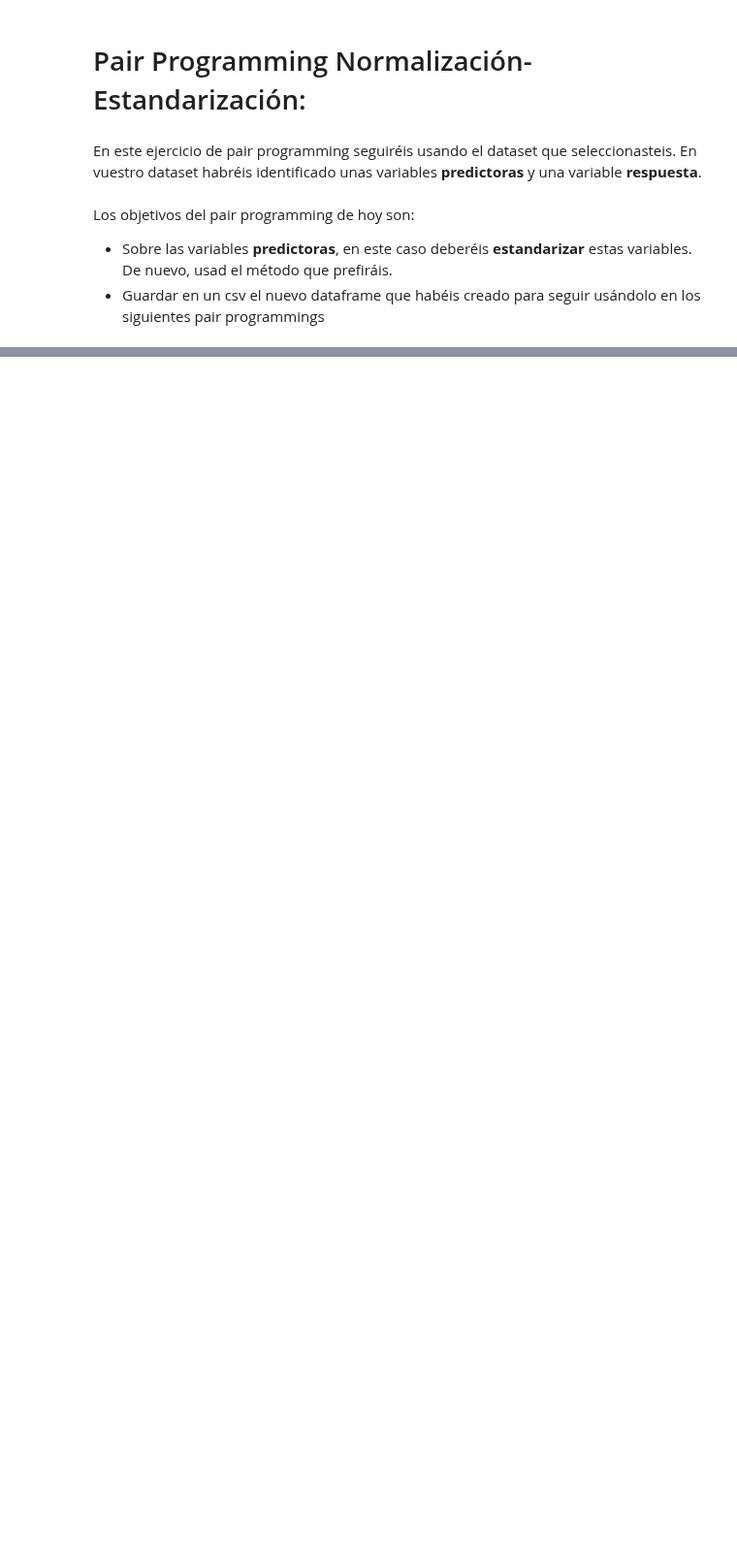
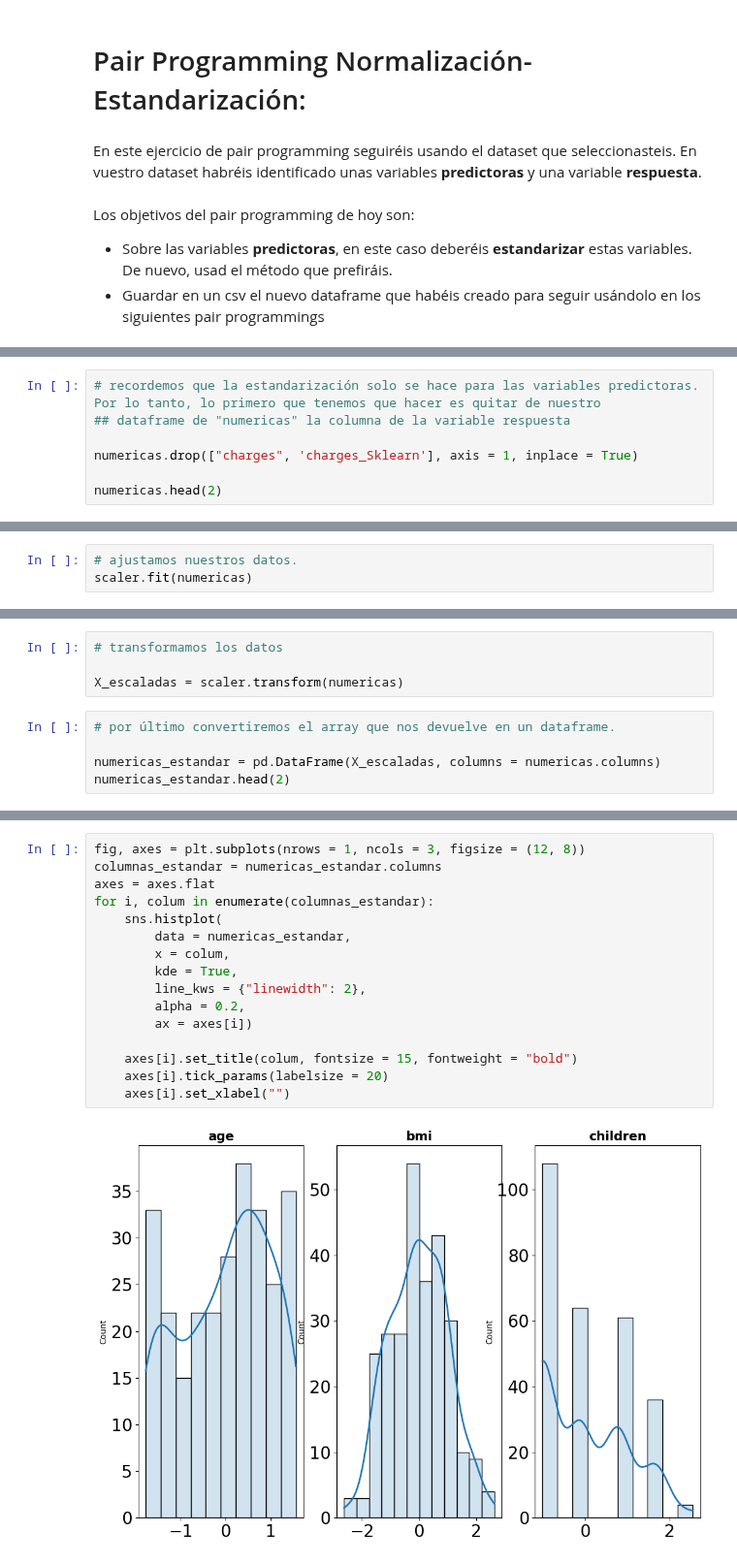
Before and after one commit to Adalab/DA-modulo-3-sprint-1-ana-anak, a Jupyter notebook: 06-RL-ML-Estandarizacion.ipynb, the cells around one changed output, grey strips where cells are left out. Shown at 97% size. Cells and saved outputs as stored; diff of their text form; blank space fills up the shorter version.

```diff
--- a/06-RL-ML-Estandarizacion.ipynb
+++ b/06-RL-ML-Estandarizacion.ipynb
@@ -35,0 +93,7 @@ df.head(2)
+# %%
+# recordemos que la estandarización solo se hace para las variables predictoras. Por lo tanto, lo primero que tenemos que hacer es quitar de nuestro
+## dataframe de "numericas" la columna de la variable respuesta
+
+numericas.drop(["charges", 'charges_Sklearn'], axis = 1, inplace = True)
+
+numericas.head(2)
@@ -35,0 +106,3 @@ df.head(2)
+# %%
+# ajustamos nuestros datos.
+scaler.fit(numericas)
@@ -35,0 +111,9 @@ df.head(2)
+# %%
+# transformamos los datos
+
+X_escaladas = scaler.transform(numericas)
+# %%
+# por último convertiremos el array que nos devuelve en un dataframe.
+
+numericas_estandar = pd.DataFrame(X_escaladas, columns = numericas.columns)
+numericas_estandar.head(2)
@@ -35,0 +154,18 @@ df.head(2)
+# %%
+fig, axes = plt.subplots(nrows = 1, ncols = 3, figsize = (12, 8))
+columnas_estandar = numericas_estandar.columns
+axes = axes.flat
+for i, colum in enumerate(columnas_estandar):
+    sns.histplot(
+        data = numericas_estandar,
+        x = colum,
+        kde = True,
+        line_kws = {"linewidth": 2},
+        alpha = 0.2,
+        ax = axes[i])
+
+    axes[i].set_title(colum, fontsize = 15, fontweight = "bold")
+    axes[i].tick_params(labelsize = 20)
+    axes[i].set_xlabel("")
+# %% [output]
+[figure, added]
```
Also changed, not shown: parts of 29 cells of this notebook, 4 other files.
